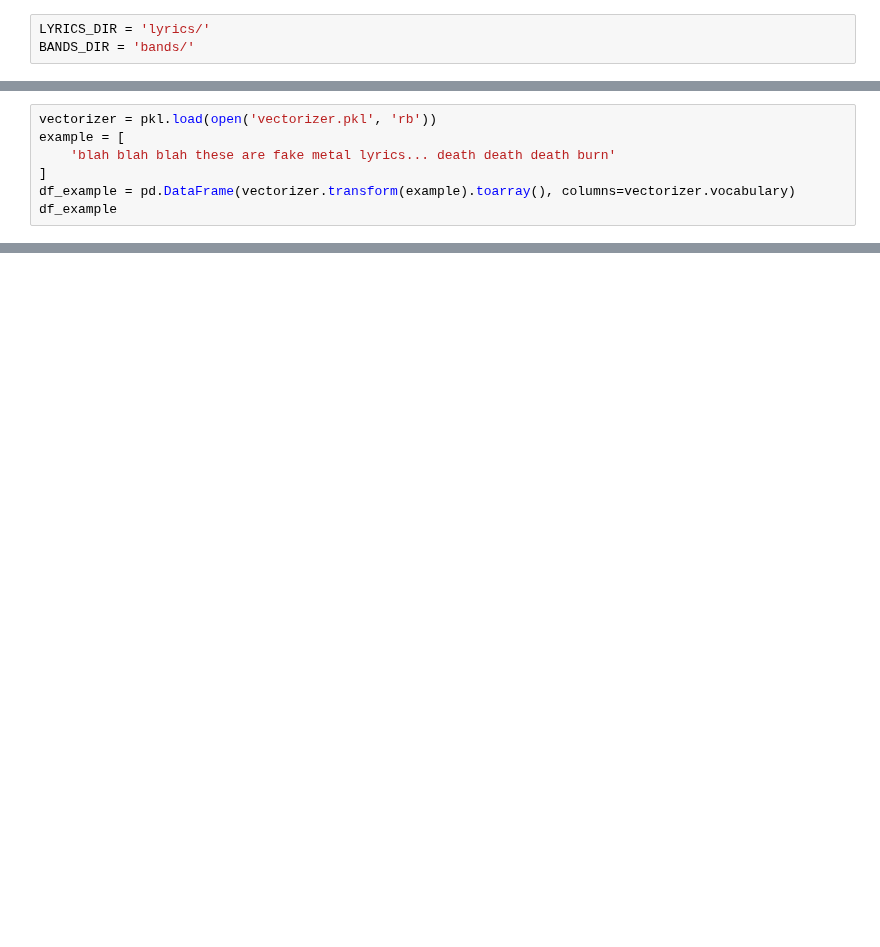
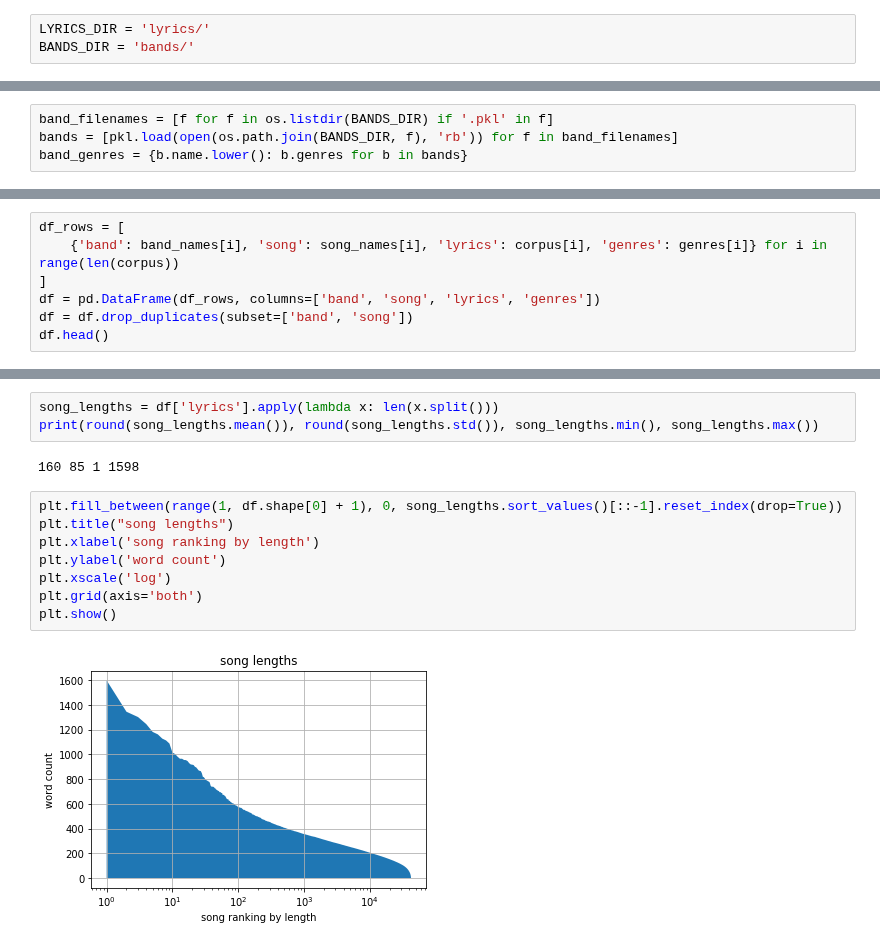
Before and after one commit to pdqnguyen/metallyrics, a Jupyter notebook: create-embedded-dataframe.ipynb, the cells around one changed output, grey strips where cells are left out. Drawn from its saved outputs; the diff is of its cells as text; blank space fills up the shorter version.

```diff
--- a/create-embedded-dataframe.ipynb
+++ b/create-embedded-dataframe.ipynb
@@ -159,7 +36,0 @@ KeyboardInterrupt:
-# %%
-vectorizer = pkl.load(open('vectorizer.pkl', 'rb'))
-example = [
-    'blah blah blah these are fake metal lyrics... death death death burn'
-]
-df_example = pd.DataFrame(vectorizer.transform(example).toarray(), columns=vectorizer.vocabulary)
-df_example
@@ -192,0 +37,4 @@ df_combined.to_csv('data.csv')
+# %%
+band_filenames = [f for f in os.listdir(BANDS_DIR) if '.pkl' in f]
+bands = [pkl.load(open(os.path.join(BANDS_DIR, f), 'rb')) for f in band_filenames]
+band_genres = {b.name.lower(): b.genres for b in bands}
@@ -192,0 +79,7 @@ df_combined.to_csv('data.csv')
+# %%
+df_rows = [
+    {'band': band_names[i], 'song': song_names[i], 'lyrics': corpus[i], 'genres': genres[i]} for i in range(len(corpus))
+]
+df = pd.DataFrame(df_rows, columns=['band', 'song', 'lyrics', 'genres'])
+df = df.drop_duplicates(subset=['band', 'song'])
+df.head()
@@ -192,0 +93,15 @@ df_combined.to_csv('data.csv')
+# %%
+song_lengths = df['lyrics'].apply(lambda x: len(x.split()))
+print(round(song_lengths.mean()), round(song_lengths.std()), song_lengths.min(), song_lengths.max())
+# %% [output]
+160 85 1 1598
+# %%
+plt.fill_between(range(1, df.shape[0] + 1), 0, song_lengths.sort_values()[::-1].reset_index(drop=True))
+plt.title("song lengths")
+plt.xlabel('song ranking by length')
+plt.ylabel('word count')
+plt.xscale('log')
+plt.grid(axis='both')
+plt.show()
+# %% [output]
+[figure, added]
```
Also changed, not shown: parts of 36 cells of this notebook, 1 other file.
